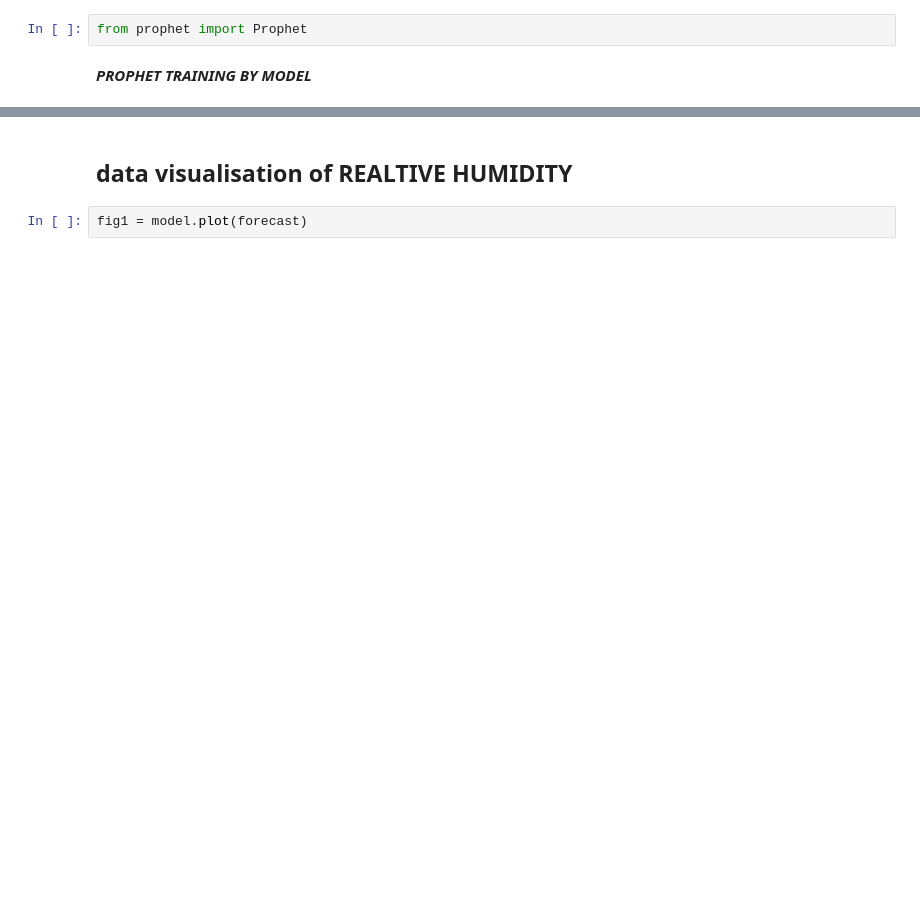
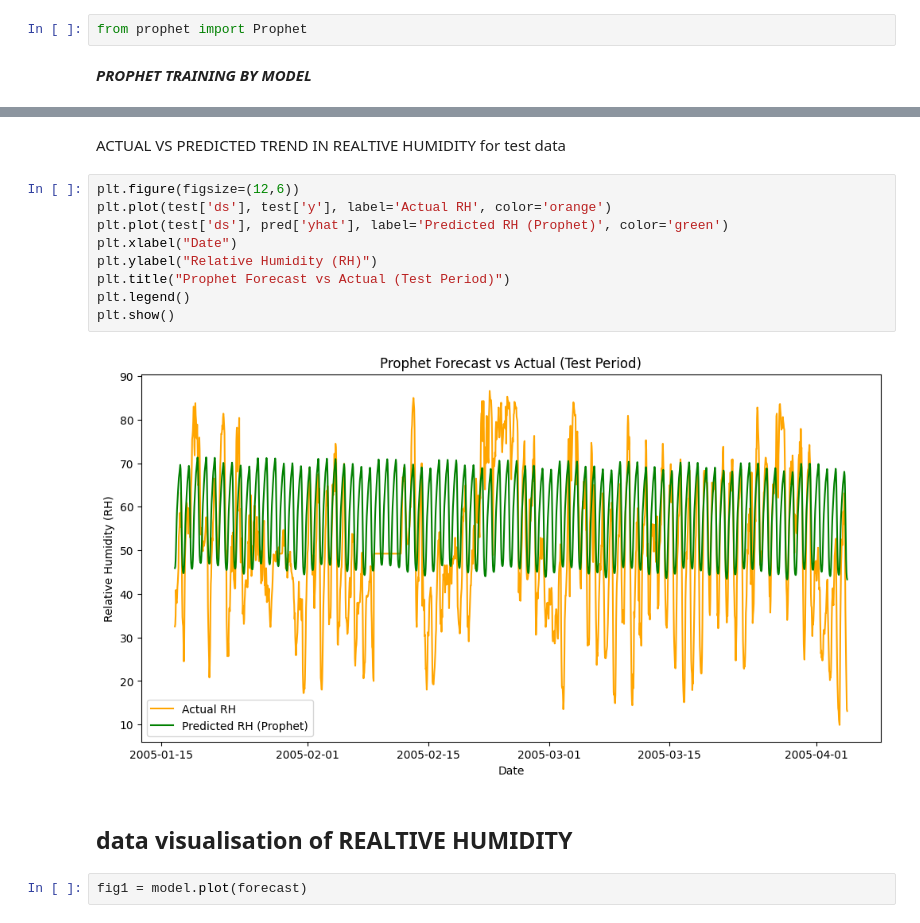
Before and after one commit to dwivediprashant/AIR_QUALITY_INDEX_PROJECT, a Jupyter notebook: airQualityIndex.ipynb, the cells around one changed output, grey strips where cells are left out. Cells and saved outputs as stored; diff of their text form; blank space fills up the shorter version.

```diff
--- a/airQualityIndex.ipynb
+++ b/airQualityIndex.ipynb
@@ -518,3 +529,16 @@ forecast[['ds', 'yhat', 'yhat_lower', 'yhat_upper']].tail()
+# %% [markdown]
+ACTUAL VS PREDICTED TREND IN REALTIVE HUMIDITY for test data
+# %%
+plt.figure(figsize=(12,6))
+plt.plot(test['ds'], test['y'], label='Actual RH', color='orange')
+plt.plot(test['ds'], pred['yhat'], label='Predicted RH (Prophet)', color='green')
+plt.xlabel("Date")
+plt.ylabel("Relative Humidity (RH)")
+plt.title("Prophet Forecast vs Actual (Test Period)")
+plt.legend()
+plt.show()
+# %% [output]
+[figure, added]
 # %% [markdown]
 ## data visualisation of REALTIVE HUMIDITY
 # %%
```
Also changed, not shown: parts of 30 cells of this notebook.
